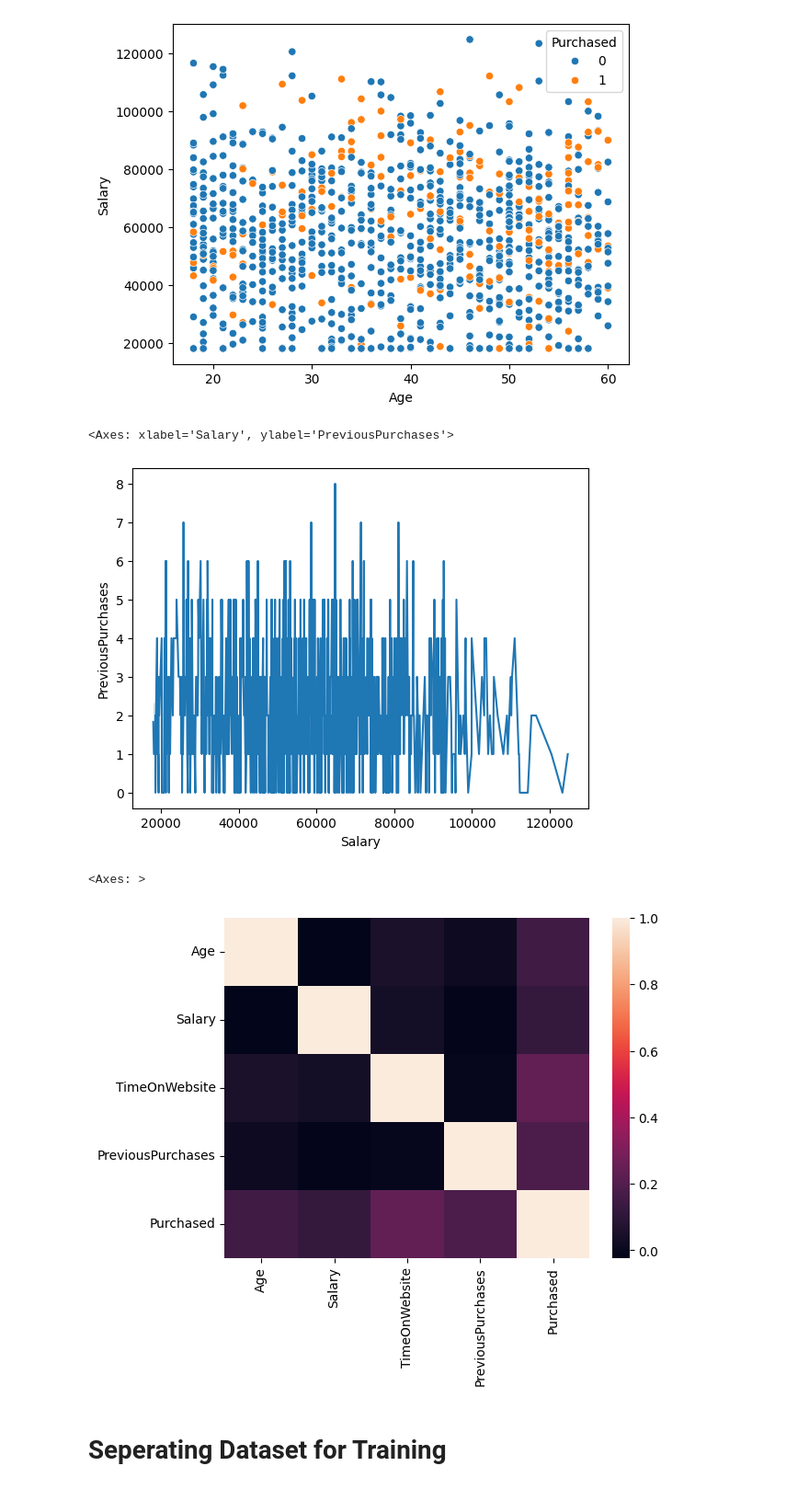
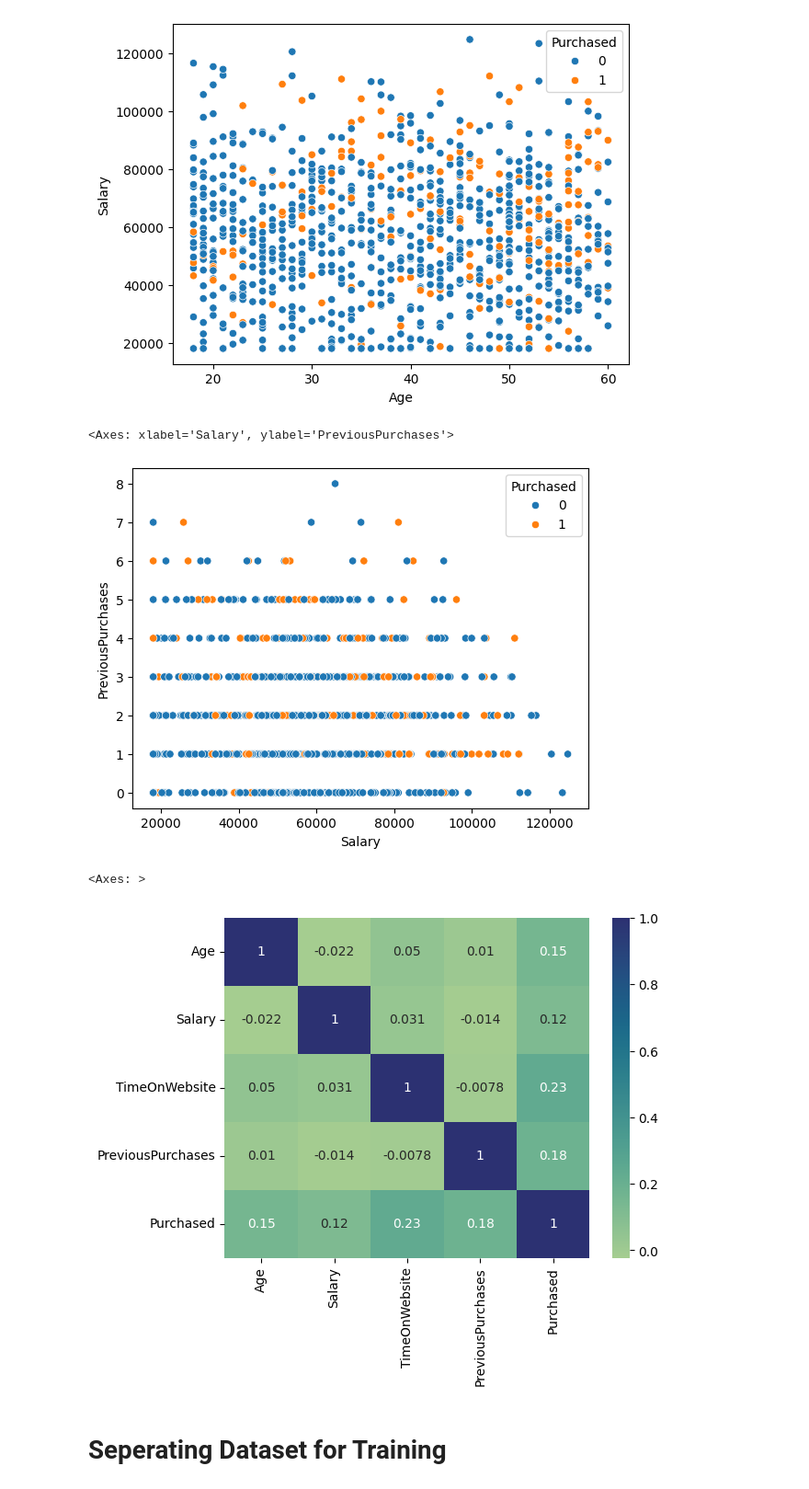
Before and after one commit to pranav1031/customer-purchase-prediction, a Jupyter notebook: customer_purchase_prediction.ipynb, the cells around one changed output. Shown at 92% size. Cells and saved outputs as stored; diff of their text form; code cells hidden in the pictures.

```diff
--- a/customer_purchase_prediction.ipynb
+++ b/customer_purchase_prediction.ipynb
@@ -70,15 +79,15 @@ sns.scatterplot(x="Age", y="Salary", data=df, hue="Purchased")
 <Axes: xlabel='Age', ylabel='Salary'>
 [figure]
 # %%
-sns.lineplot(x="Salary", y="PreviousPurchases", data=df)
+sns.scatterplot(x="Salary", y="PreviousPurchases", data=df, hue="Purchased")
 # %% [output]
 <Axes: xlabel='Salary', ylabel='PreviousPurchases'>
-[figure, old version]
+[figure, new version]
 # %%
-sns.heatmap(df.corr())
+sns.heatmap(df.corr(), cmap="crest", annot=True)
 # %% [output]
 <Axes: >
-[figure, old version]
+[figure, new version]
 # %% [markdown]
 # Seperating Dataset for Training
 # %%
```
Also changed, not shown: parts of 16 cells of this notebook.
